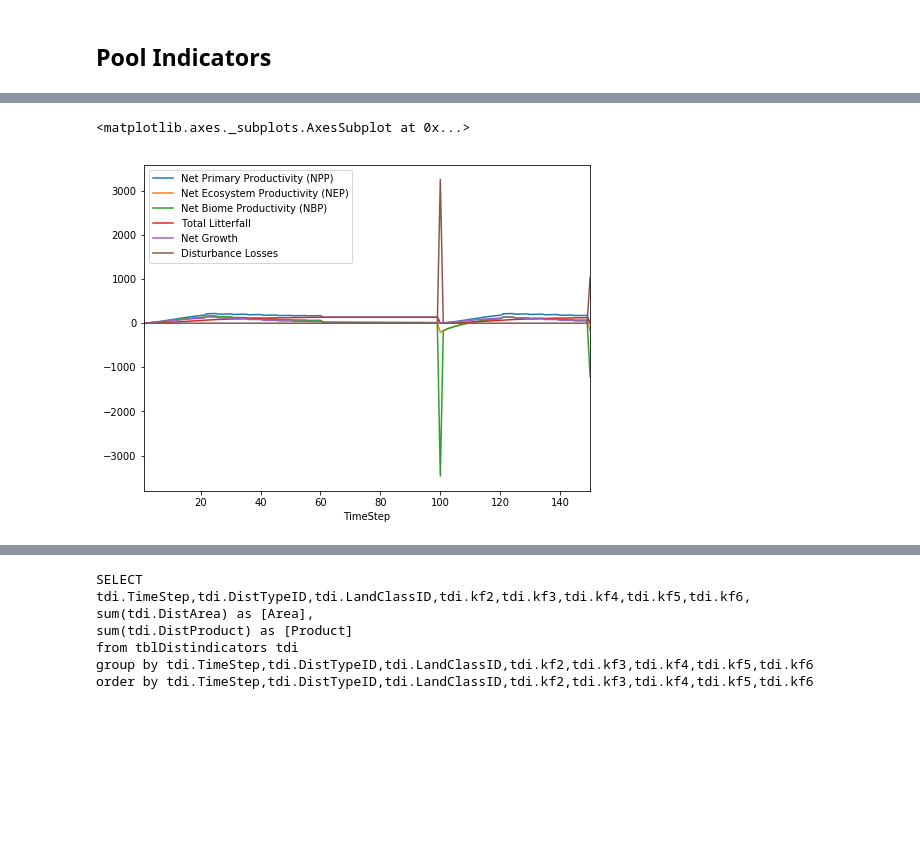
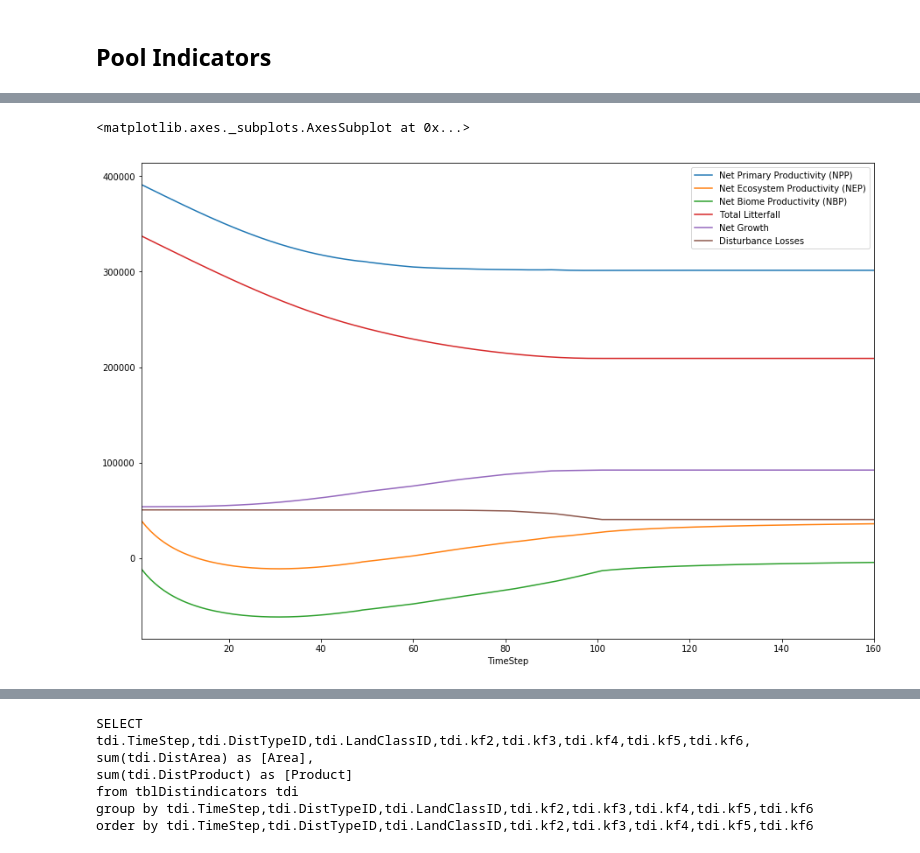
Before and after one commit to cat-cfs/cbm3_scripting_examples, a Jupyter notebook: cbm3_results.ipynb, the cells around one changed output, grey strips where cells are left out. Drawn from its saved outputs; the diff is of its cells as text; code cells hidden in the pictures; blank space fills up the shorter version.

```diff
--- a/cbm3_results.ipynb
+++ b/cbm3_results.ipynb
@@ -14,8 +12,9 @@ results_db_path = r".\tutorial1\tutorial1_results.mdb"
+# %%
+toolbox_path = r'C:\Program Files (x86)\Operational-Scale CBM-CFS3'
+results_db_path = os.path.join(toolbox_path, "Tutorials", "Tutorial 3","Tutorial3_results.mdb")
 # %% [markdown]
 ## Pool Indicators ##
 # %%
-pool_indicators = cbm3_results.load_pool_indicators(
-    results_db_path,
-    land_class_grouping=True)
+pool_indicators = cbm3_results.load_pool_indicators(results_db_path)
 pool_indicators.head()
 # %% [output]
@@ -87,17 +93,17 @@ stocks.head()
 # %%
 #flux_indicators
 flux_cols = ["TimeStep",
              "Net Primary Productivity (NPP)",
              "Net Ecosystem Productivity (NEP)",
              "Net Biome Productivity (NBP)",
              "Total Litterfall",
              "Net Growth",
-            "Disturbance Losses"]
-flux = flux_indicators[flux_cols].groupby("TimeStep").sum()
-flux.plot(figsize=(8,6))
+             "Disturbance Losses"]
+flux = stock_changes[flux_cols].groupby("TimeStep").sum()
+flux.plot(figsize=(15,10))
 # %% [output]
 <matplotlib.axes._subplots.AxesSubplot at 0x...>
-[figure, old version]
+[figure, new version]
 # %%
 flux.head()
 # %% [output]
```
Also changed, not shown: parts of 15 cells of this notebook, 2 other files.
